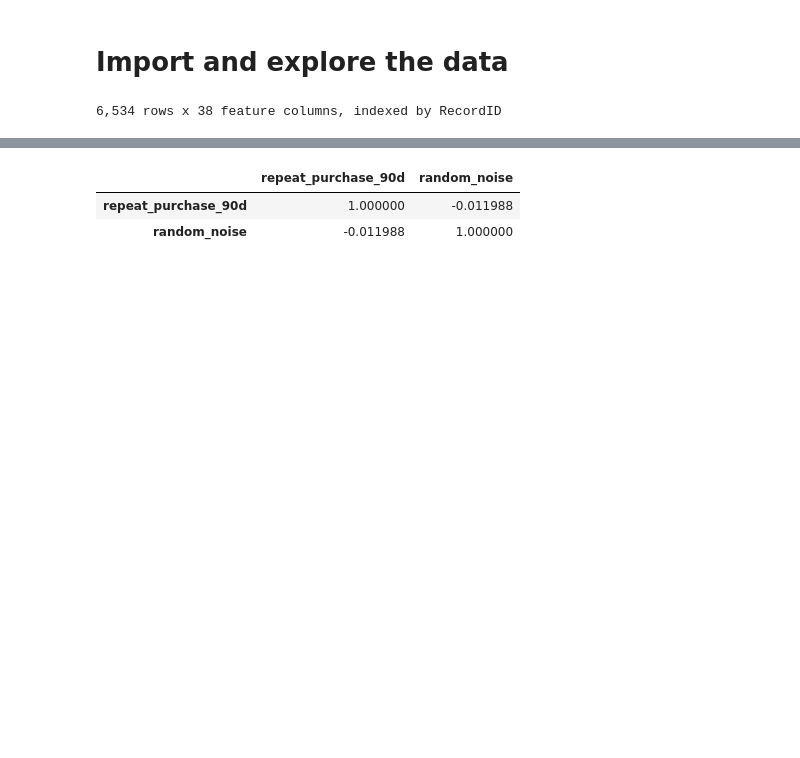
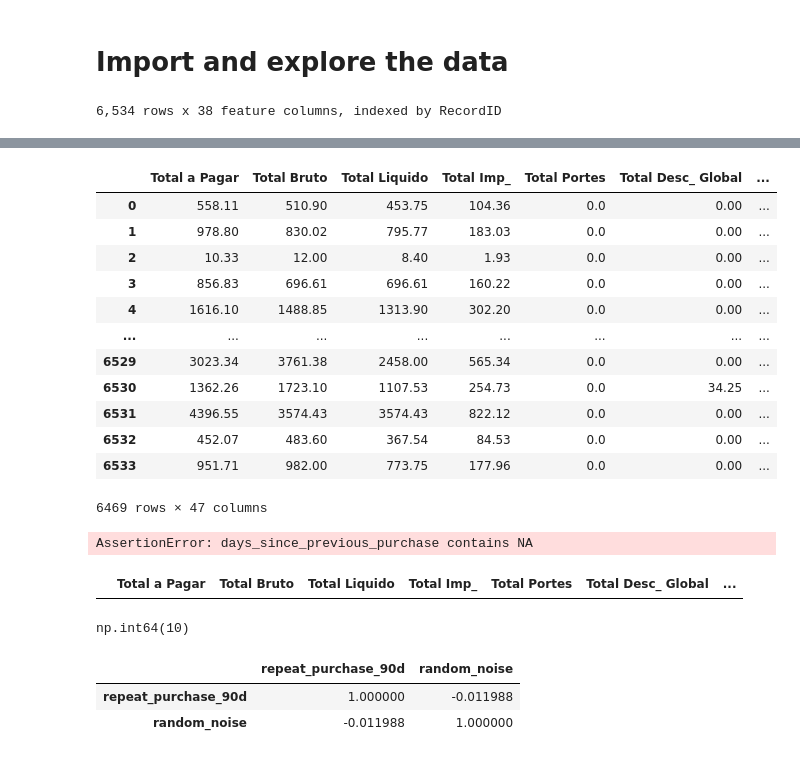
Before and after one commit to MiguelSantos00/Predicting-Repeat-Purchases-ML, a Jupyter notebook: notebooks/Homework_Group06.ipynb, the cells around one changed output, grey strips where cells are left out. Drawn from its saved outputs; the diff is of its cells as text; code cells hidden in the pictures; blank space fills up the shorter version.

```diff
--- a/notebooks/Homework_Group06.ipynb
+++ b/notebooks/Homework_Group06.ipynb
@@ -15,0 +226,16 @@ print(f"{raw_train.shape[0]:,} rows x {raw_train.shape[1]} feature columns, inde
+# %%
+raw_data
+# %% [output]
+|  | Total a Pagar | Total Bruto | Total Liquido | Total Imp_ | Total Portes | Total Desc_ Global | ... |
+| 0 | 558.11 | 510.90 | 453.75 | 104.36 | 0.0 | 0.00 | ... |
+| 1 | 978.80 | 830.02 | 795.77 | 183.03 | 0.0 | 0.00 | ... |
+| 2 | 10.33 | 12.00 | 8.40 | 1.93 | 0.0 | 0.00 | ... |
+| 3 | 856.83 | 696.61 | 696.61 | 160.22 | 0.0 | 0.00 | ... |
+| 4 | 1616.10 | 1488.85 | 1313.90 | 302.20 | 0.0 | 0.00 | ... |
+| ... | ... | ... | ... | ... | ... | ... | ... |
+| 6529 | 3023.34 | 3761.38 | 2458.00 | 565.34 | 0.0 | 0.00 | ... |
+| 6530 | 1362.26 | 1723.10 | 1107.53 | 254.73 | 0.0 | 34.25 | ... |
+| 6531 | 4396.55 | 3574.43 | 3574.43 | 822.12 | 0.0 | 0.00 | ... |
+| 6532 | 452.07 | 483.60 | 367.54 | 84.53 | 0.0 | 0.00 | ... |
+| 6533 | 951.71 | 982.00 | 773.75 | 177.96 | 0.0 | 0.00 | ... |
+6469 rows × 47 columns
@@ -16,3 +261,18 @@ print(f"{raw_train.shape[0]:,} rows x {raw_train.shape[1]} feature columns, inde
+# %%
+check_positive_floats(raw_data, float_features)
+check_positive_ints(raw_data, int_features)
+check_non_empty_strings(raw_data, string_features)
+# %% [output]
+AssertionError: days_since_previous_purchase contains NA
+# %%
+#verify all float features are positive
+raw_data[negative_rows]
+# %% [output]
+|  | Total a Pagar | Total Bruto | Total Liquido | Total Imp_ | Total Portes | Total Desc_ Global | ... |
+# %%
+raw_data.duplicated().sum()
+# %% [output]
+np.int64(10)
 # %%
 raw_train
 # %%
```
Also changed, not shown: parts of 28 cells of this notebook, 2 other files.
